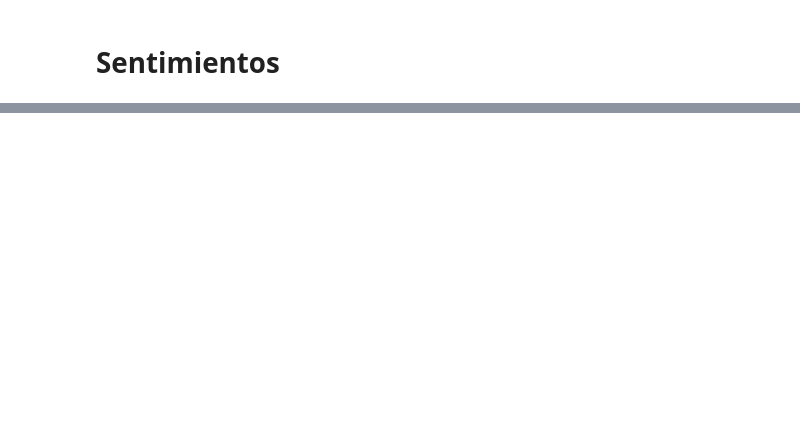
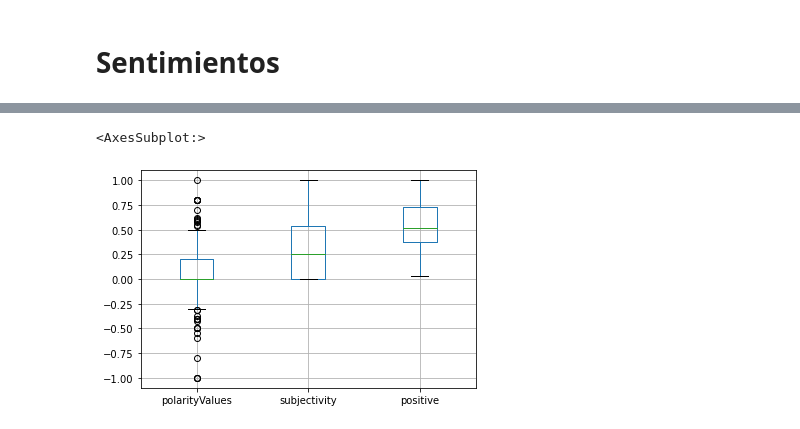
Before and after one commit to Bato007/HDT6_DS, a Jupyter notebook: main.ipynb, the cells around one changed output, grey strips where cells are left out. Saved outputs shown, nothing was run; the diff lists cells and outputs as text; code cells hidden in the pictures; blank space fills up the shorter version.

```diff
--- a/main.ipynb
+++ b/main.ipynb
@@ -239,0 +240,6 @@ exploratory.describe()
+# %%
+boxplot = exploratory.boxplot(column=['polarityValues', 'subjectivity', 'positive'])
+boxplot
+# %% [output]
+<AxesSubplot:>
+[figure, added]
```
Also changed, not shown: parts of 9 cells of this notebook, 3 other files.
